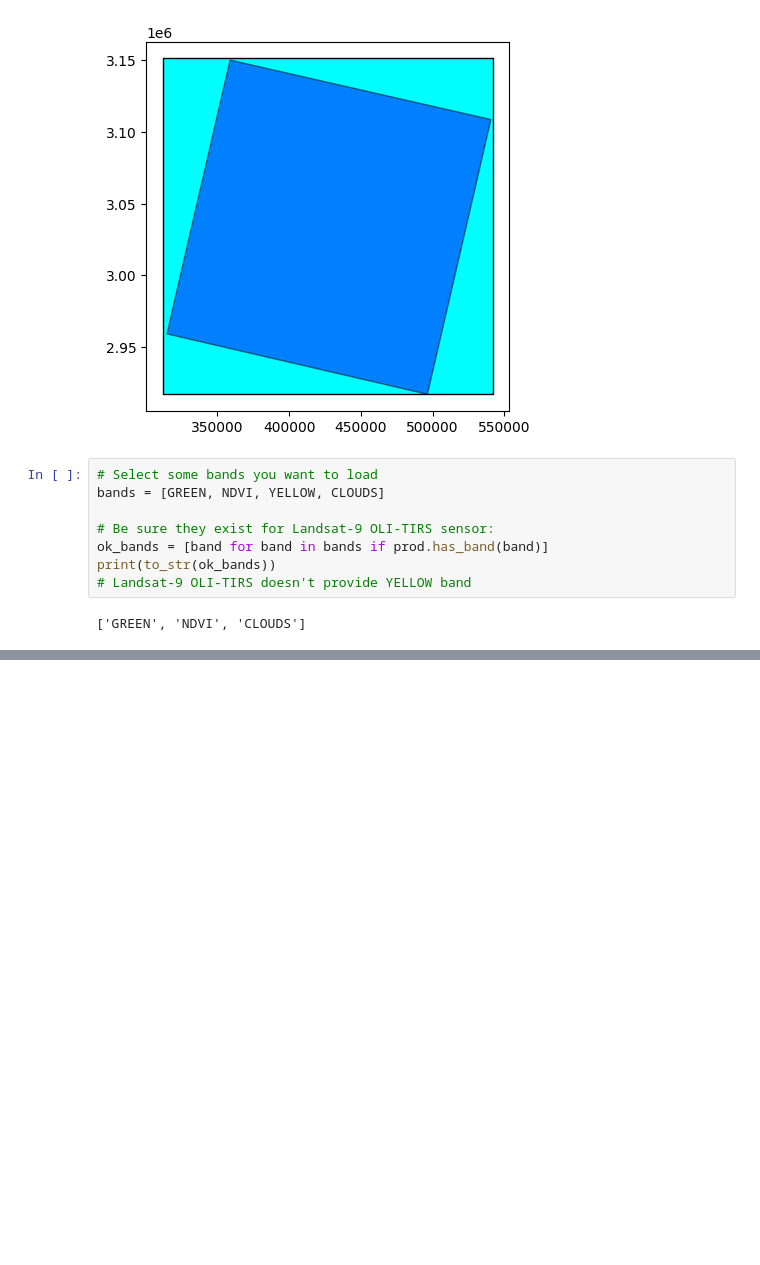
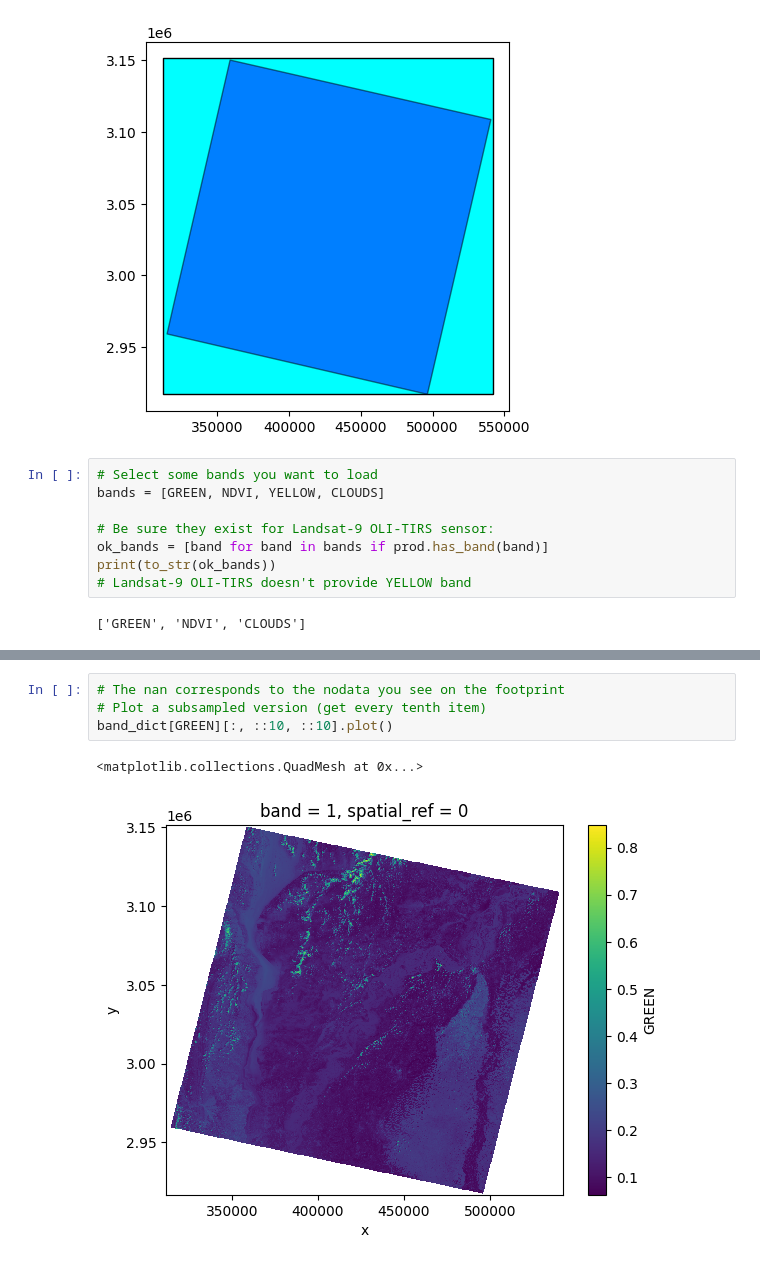
Before and after one commit to samroeslin/EOReaderSandbox, a Jupyter notebook: EOReader-Optical_example.ipynb, the cells around one changed output, grey strips where cells are left out. Saved outputs shown, nothing was run; the diff lists cells and outputs as text; blank space fills up the shorter version.

```diff
--- a/EOReader-Optical_example.ipynb
+++ b/EOReader-Optical_example.ipynb
@@ -105,0 +124,7 @@ band_dict[GREEN]
+# %%
+# The nan corresponds to the nodata you see on the footprint
+# Plot a subsampled version (get every tenth item)
+band_dict[GREEN][:, ::10, ::10].plot()
+# %% [output]
+<matplotlib.collections.QuadMesh at 0x...>
+[figure, added]
```
Also changed, not shown: parts of 4 cells of this notebook.
